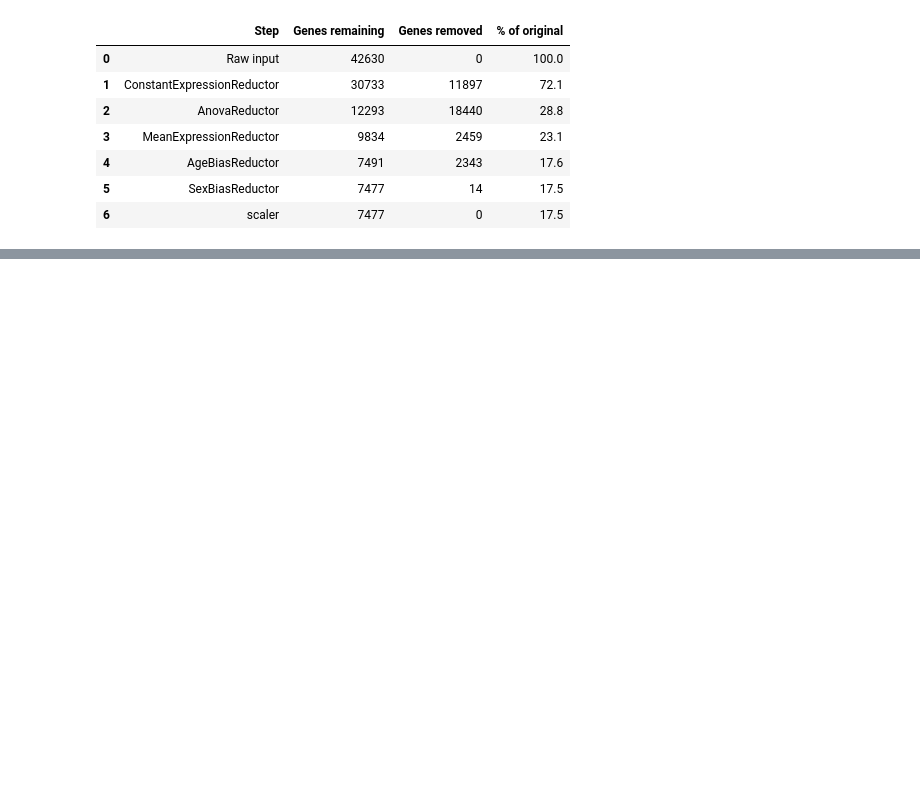
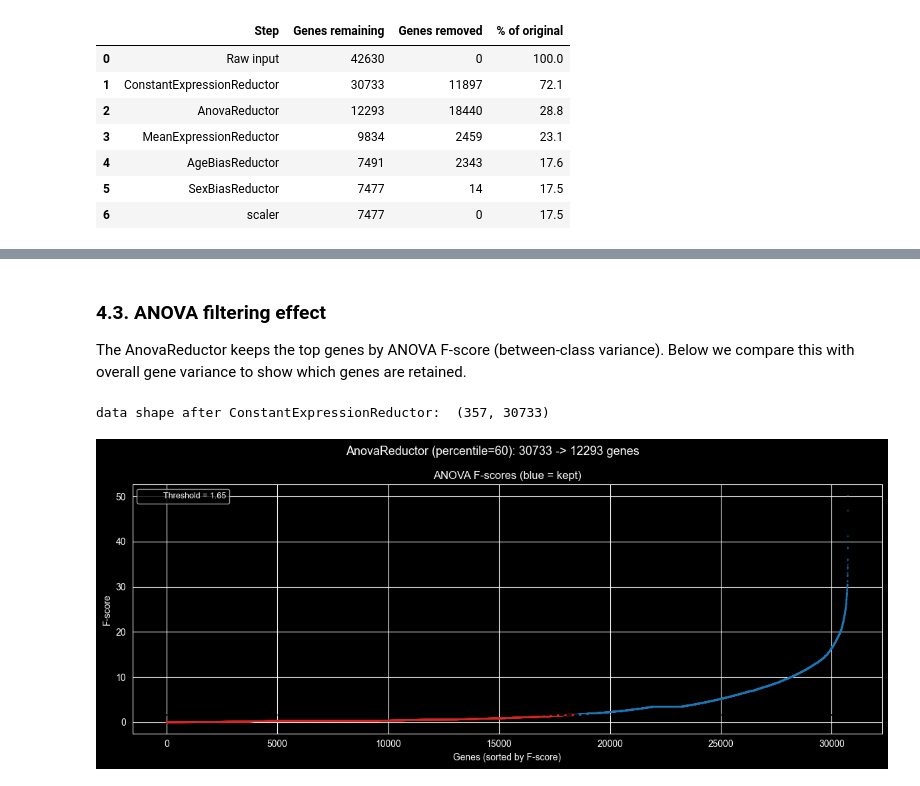
Before and after one commit to kasiaOsowska/pancreatic_canacer_dataset_analysis, a Jupyter notebook: best_results.ipynb, the cells around one changed output, grey strips where cells are left out. Saved outputs shown, nothing was run; the diff lists cells and outputs as text; code cells hidden in the pictures; blank space fills up the shorter version.

```diff
--- a/best_results.ipynb
+++ b/best_results.ipynb
@@ -899,0 +399,29 @@ Confusion matrix:
+# %% [markdown]
+### 4.3. ANOVA filtering effect
+
+The AnovaReductor keeps the top genes by ANOVA F-score (between-class variance). Below we compare this with overall gene variance to show which genes are retained.
+# %%
+from sklearn.feature_selection import f_classif
+
+const_reductor = pipeline.named_steps['ConstantExpressionReductor']
+X_after_const = const_reductor.transform(X_train)
+f_scores, p_values = f_classif(X_after_const, y_train)
+threshold = np.percentile(f_scores, ANOVA_PERCENTILE)
+kept_mask = f_scores > threshold
+
+fig, ax = plt.subplots(figsize=(12, 5))
+sorted_f_idx = np.argsort(f_scores)
+sorted_f = f_scores[sorted_f_idx]
+colors_f = ['tab:blue' if f > threshold else 'tab:red' for f in sorted_f]
+ax.scatter(range(len(sorted_f)), sorted_f, c=colors_f, s=1, alpha=0.5)  # ← ax.scatter
+ax.axhline(threshold, color='black', ls='--', lw=1.5, label=f'Threshold = {threshold:.2f}')
+ax.set(xlabel='Genes (sorted by F-score)', ylabel='F-score',
+       title='ANOVA F-scores (blue = kept)')
+ax.legend(fontsize=9)
+
+plt.suptitle(f'AnovaReductor (percentile={ANOVA_PERCENTILE}): {len(f_scores)} -> {kept_mask.sum()} genes', fontsize=13)
+plt.tight_layout()
+plt.show()
+# %% [output]
+data shape after ConstantExpressionReductor:  (357, 30733)
+[figure, added]
```
Also changed, not shown: parts of 50 cells of this notebook.
